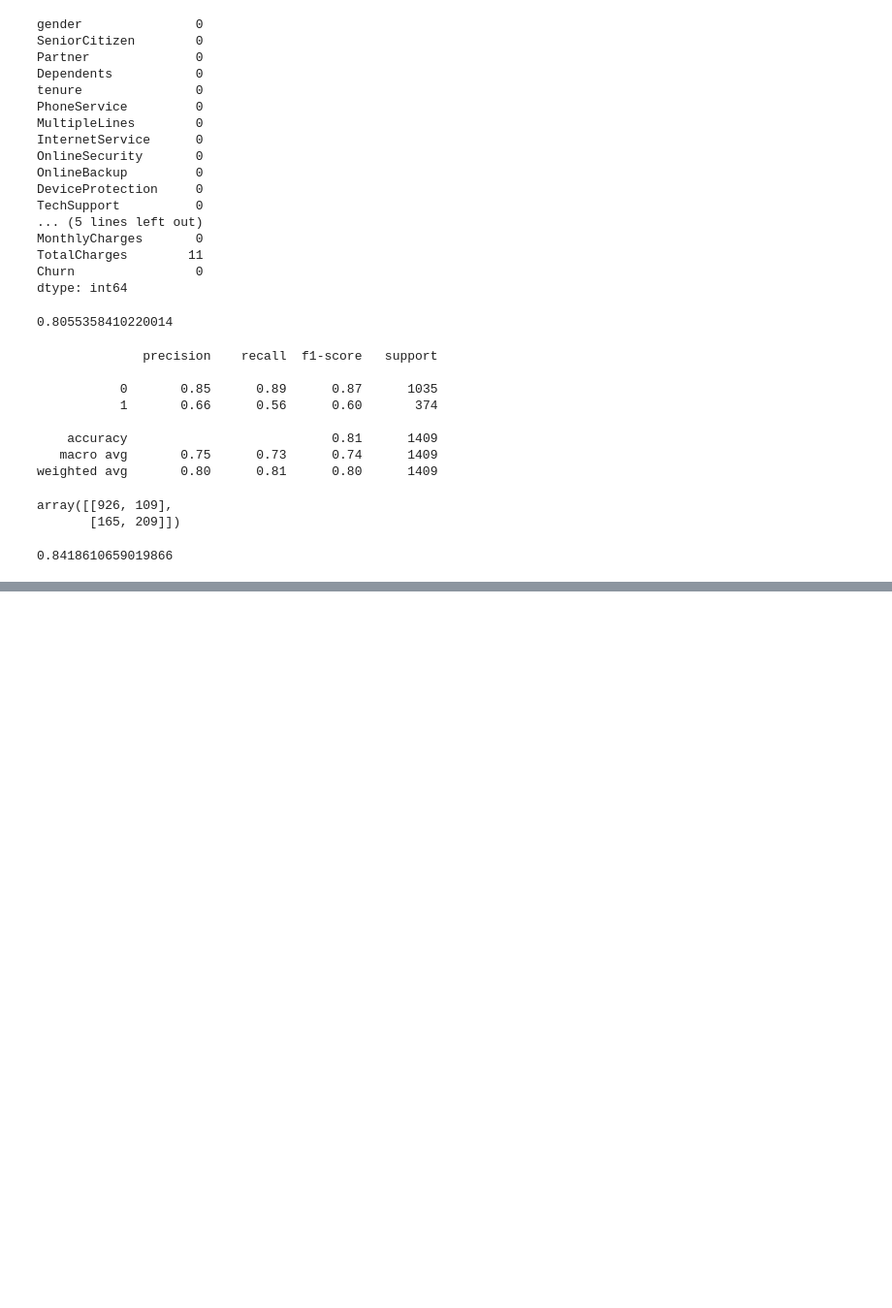
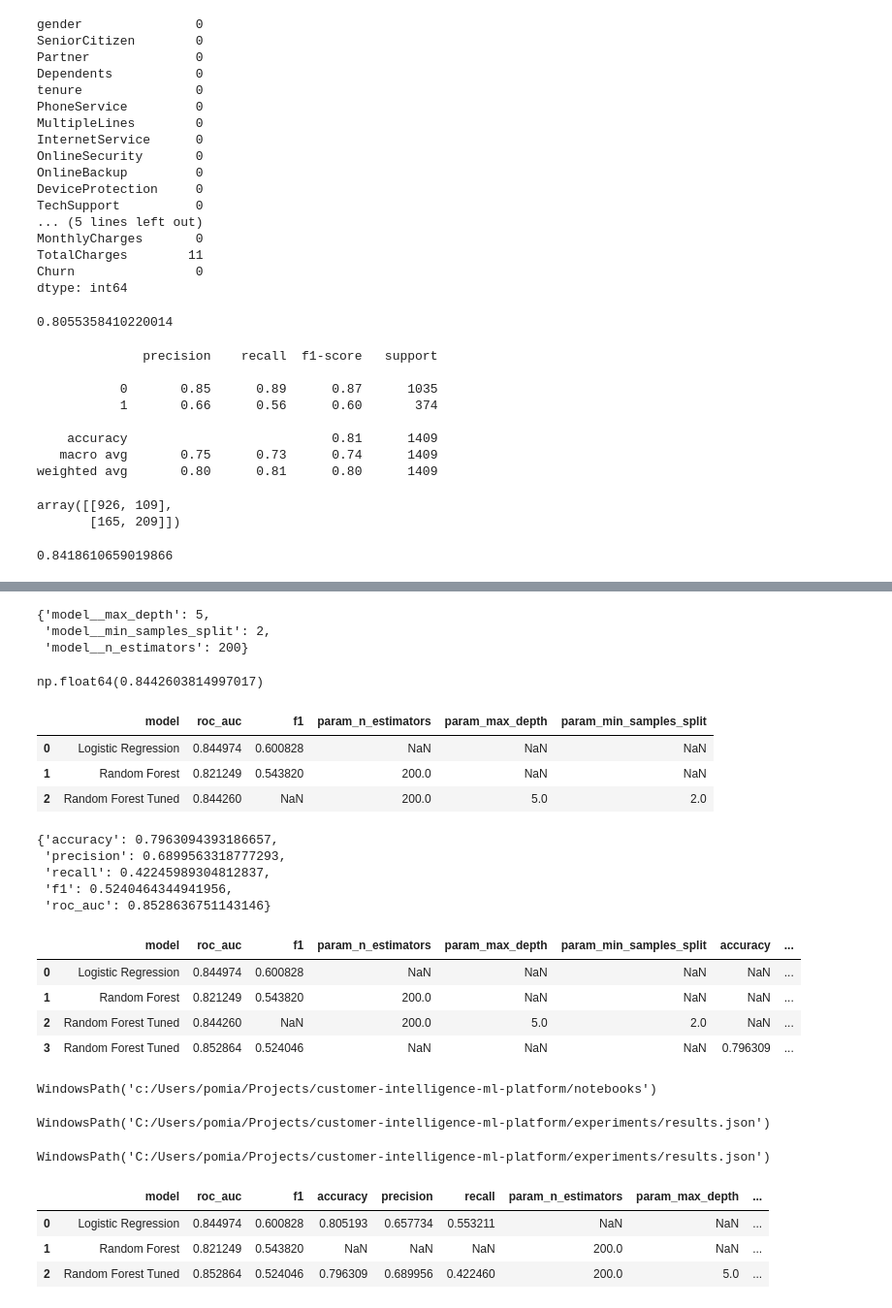
Before and after one commit to pomiankiewiczlukasz/customer-intelligence-ml-platform, a Jupyter notebook: notebooks/01_eda.ipynb, the cells around one changed output, grey strips where cells are left out. Shown at 97% size. Saved outputs shown, nothing was run; the diff lists cells and outputs as text; code cells hidden in the pictures; blank space fills up the shorter version.

Commit message:
Add MLflow experiment tracking for model training

```diff
--- a/notebooks/01_eda.ipynb
+++ b/notebooks/01_eda.ipynb
@@ -649,0 +1053,10 @@ roc_auc_score(
+# %%
+grid_search.best_params_
+# %% [output]
+{'model__max_depth': 5,
+ 'model__min_samples_split': 2,
+ 'model__n_estimators': 200}
+# %%
+grid_search.best_score_
+# %% [output]
+np.float64(0.8442603814997017)
@@ -649,0 +1098,11 @@ roc_auc_score(
+# %%
+from src.tracking.experiments import load_experiments
+
+experiments_df = load_experiments()
+
+experiments_df
+# %% [output]
+|  | model | roc_auc | f1 | param_n_estimators | param_max_depth | param_min_samples_split |
+| 0 | Logistic Regression | 0.844974 | 0.600828 | NaN | NaN | NaN |
+| 1 | Random Forest | 0.821249 | 0.543820 | 200.0 | NaN | NaN |
+| 2 | Random Forest Tuned | 0.844260 | NaN | 200.0 | 5.0 | 2.0 |
@@ -649,0 +1111,14 @@ roc_auc_score(
+# %%
+rf_tuned_metrics = evaluate_model(
+    model=best_rf,
+    X_test=X_test,
+    y_test=y_test,
+)
+
+rf_tuned_metrics
+# %% [output]
+{'accuracy': 0.7963094393186657,
+ 'precision': 0.6899563318777293,
+ 'recall': 0.42245989304812837,
+ 'f1': 0.5240464344941956,
+ 'roc_auc': 0.8528636751143146}
@@ -649,0 +1131,28 @@ roc_auc_score(
+# %%
+experiments_df = load_experiments()
+
+experiments_df
+# %% [output]
+|  | model | roc_auc | f1 | param_n_estimators | param_max_depth | param_min_samples_split | accuracy | ... |
+| 0 | Logistic Regression | 0.844974 | 0.600828 | NaN | NaN | NaN | NaN | ... |
+| 1 | Random Forest | 0.821249 | 0.543820 | 200.0 | NaN | NaN | NaN | ... |
+| 2 | Random Forest Tuned | 0.844260 | NaN | 200.0 | 5.0 | 2.0 | NaN | ... |
+| 3 | Random Forest Tuned | 0.852864 | 0.524046 | NaN | NaN | NaN | 0.796309 | ... |
+# %%
+from pathlib import Path
+
+Path.cwd()
+# %% [output]
+WindowsPath('c:/Users/pomia/Projects/customer-intelligence-ml-platform/notebooks')
+# %%
+from src.tracking.experiments import EXPERIMENTS_PATH
+
+EXPERIMENTS_PATH.resolve()
+# %% [output]
+WindowsPath('C:/Users/pomia/Projects/customer-intelligence-ml-platform/experiments/results.json')
+# %%
+from src.tracking.experiments import EXPERIMENTS_PATH
+
+EXPERIMENTS_PATH
+# %% [output]
+WindowsPath('C:/Users/pomia/Projects/customer-intelligence-ml-platform/experiments/results.json')
@@ -649,0 +1200,9 @@ roc_auc_score(
+# %%
+experiments_df = load_experiments()
+
+experiments_df
+# %% [output]
+|  | model | roc_auc | f1 | accuracy | precision | recall | param_n_estimators | param_max_depth | ... |
+| 0 | Logistic Regression | 0.844974 | 0.600828 | 0.805193 | 0.657734 | 0.553211 | NaN | NaN | ... |
+| 1 | Random Forest | 0.821249 | 0.543820 | NaN | NaN | NaN | 200.0 | NaN | ... |
+| 2 | Random Forest Tuned | 0.852864 | 0.524046 | 0.796309 | 0.689956 | 0.422460 | 200.0 | 5.0 | ... |
```
Also changed, not shown: parts of 56 cells of this notebook, 16 other files.
